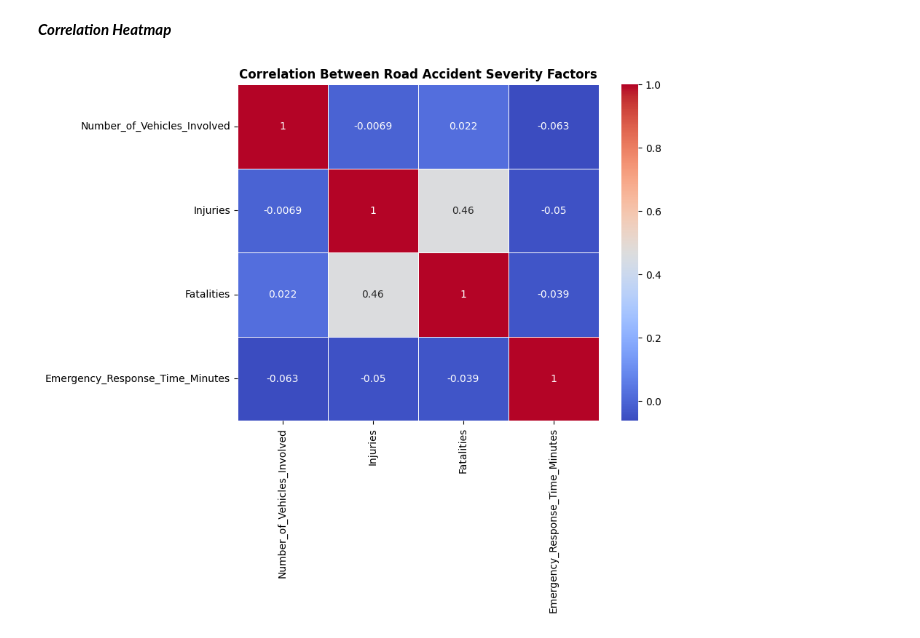
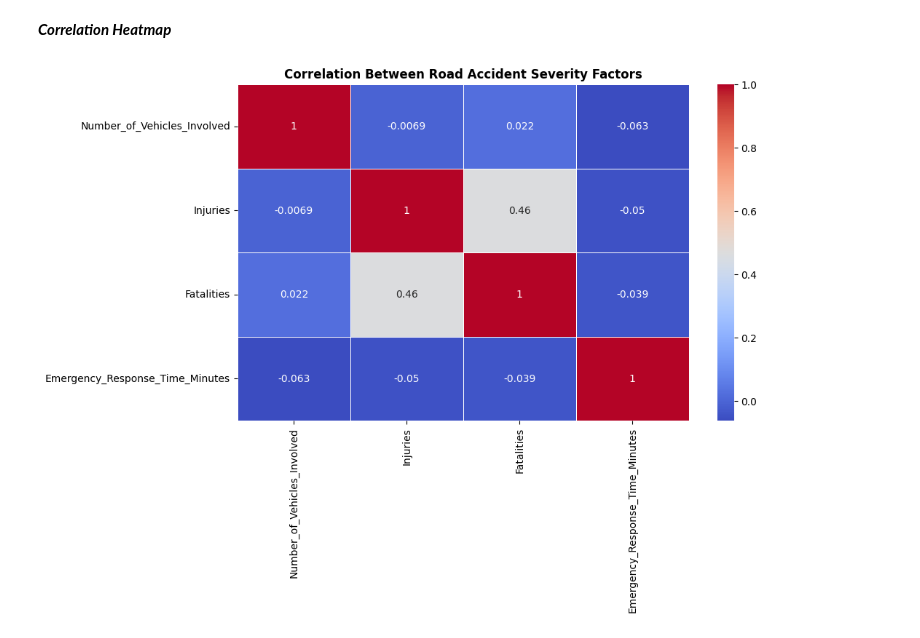
Before and after one commit to ronit-739/Traffic-Accident-Pattern-Analysis, a Jupyter notebook: Code/Riki's part/_bubbleMap.ipynb, the cells around one changed output. Cells and saved outputs as stored; diff of their text form; code cells hidden in the pictures.

```diff
--- a/Code/Riki's part/_bubbleMap.ipynb
+++ b/Code/Riki's part/_bubbleMap.ipynb
@@ -91,17 +129,17 @@ plt.show()
 # %%
 features = data[[
     'Number_of_Vehicles_Involved',
     'Injuries',
     'Fatalities',
     'Emergency_Response_Time_Minutes'
 ]]
 
 corr = features.corr()
 
-plt.figure(figsize=(8,6))
+plt.figure(figsize=(10,6))
 sns.heatmap(corr, annot=True, cmap='coolwarm', linewidths=0.5)
 
 plt.title("Correlation Between Road Accident Severity Factors", fontweight='bold')
 plt.show()
 # %% [output]
-[figure, old version]
+[figure, new version]
```
Also changed, not shown: parts of 5 cells of this notebook, 6 other files.
